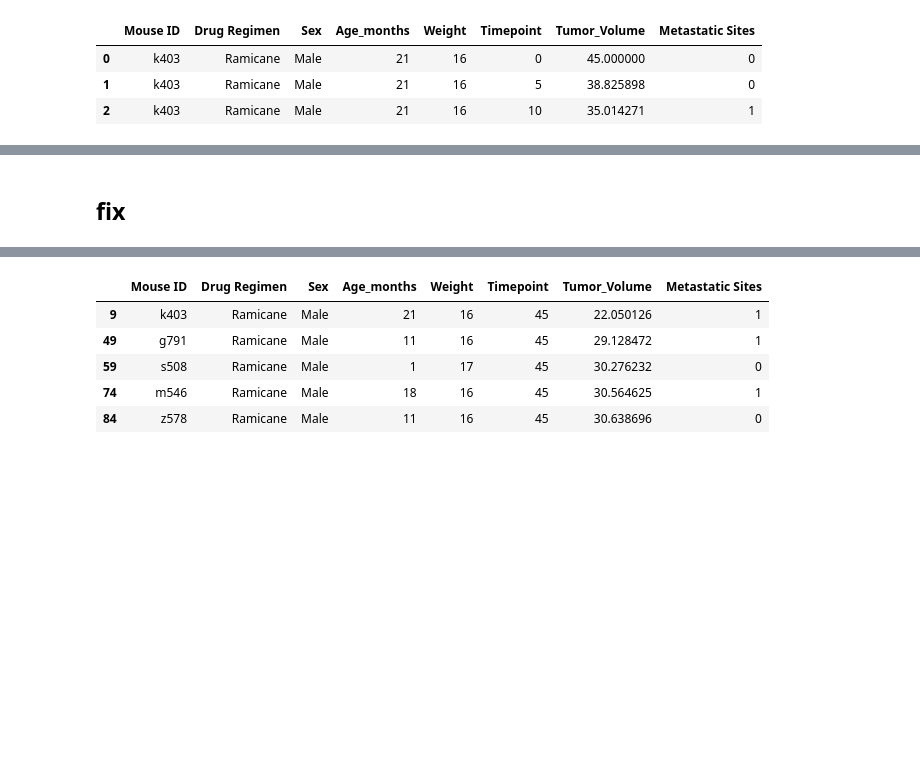
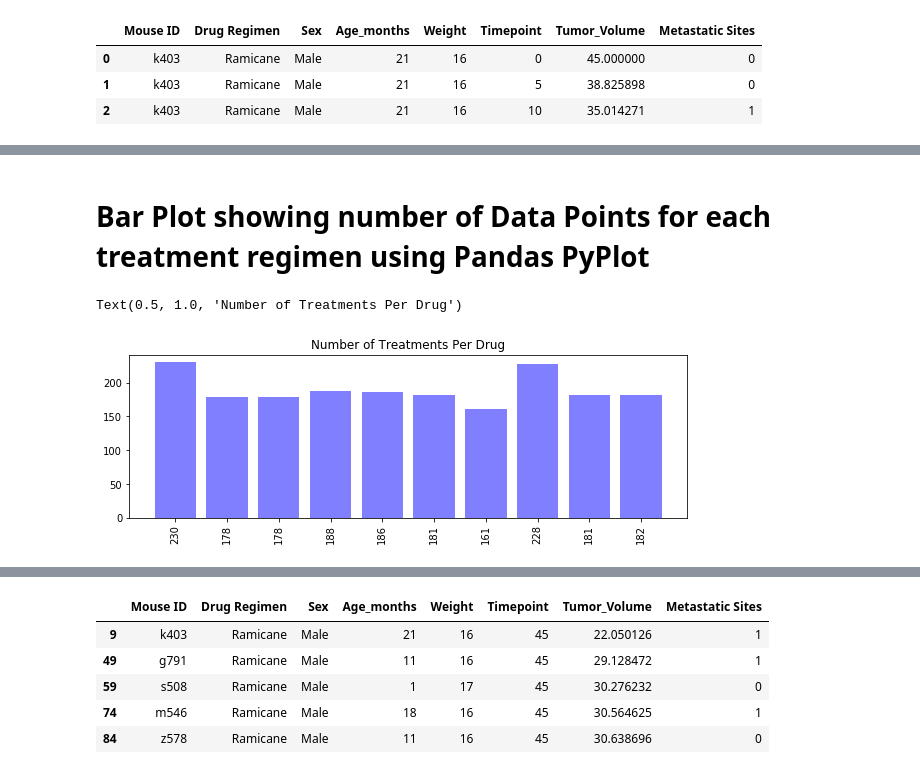
Before and after one commit to JonesInformatics/Matplotlib-Challenge, a Jupyter notebook: main.ipynb, the cells around one changed output, grey strips where cells are left out. Drawn from its saved outputs; the diff is of its cells as text; code cells hidden in the pictures; blank space fills up the shorter version.

```diff
--- a/main.ipynb
+++ b/main.ipynb
@@ -110,18 +77,20 @@ NameError: name 'tumor_mean' is not defined
 # figure out what plotting question wants
 df = combo.groupby("Drug Regimen").count()
 df
-# %% [markdown]
-## fix
+# %% [markdown]
+# Bar Plot showing number of Data Points for each treatment regimen using Pandas PyPlot
 # %%
 # Generate a bar plot showing number of data points for each treatment regimen using pandas
 #pyplot
-######FIX INDEX< LABEL
-
 x_axis = np.arange(len(df))
 tick_locations = [value for value in x_axis]
 plt.figure(figsize=(10, 3))
 plt.bar(x_axis, df["Mouse ID"], color='b', alpha=0.5, align="center")
 plt.xticks(tick_locations, df["Mouse ID"], rotation="vertical")
+plt.title("Number of Treatments Per Drug")
+# %% [output]
+Text(0.5, 1.0, 'Number of Treatments Per Drug')
+[figure, added]
 # %%
 # USING PANDAS method to plot, not pyplot
 # plot Pandas
```
Also changed, not shown: parts of 49 cells of this notebook.
